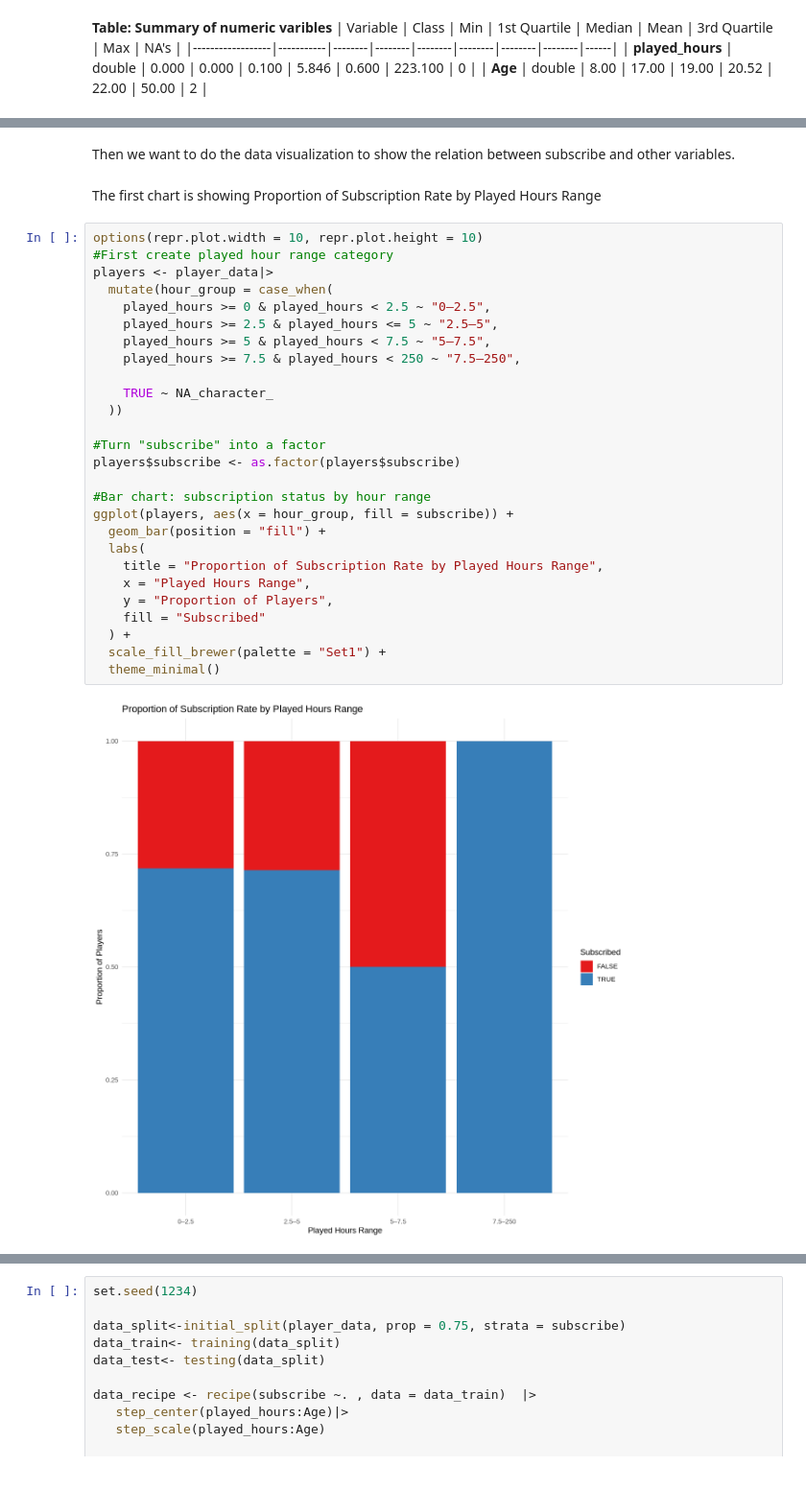
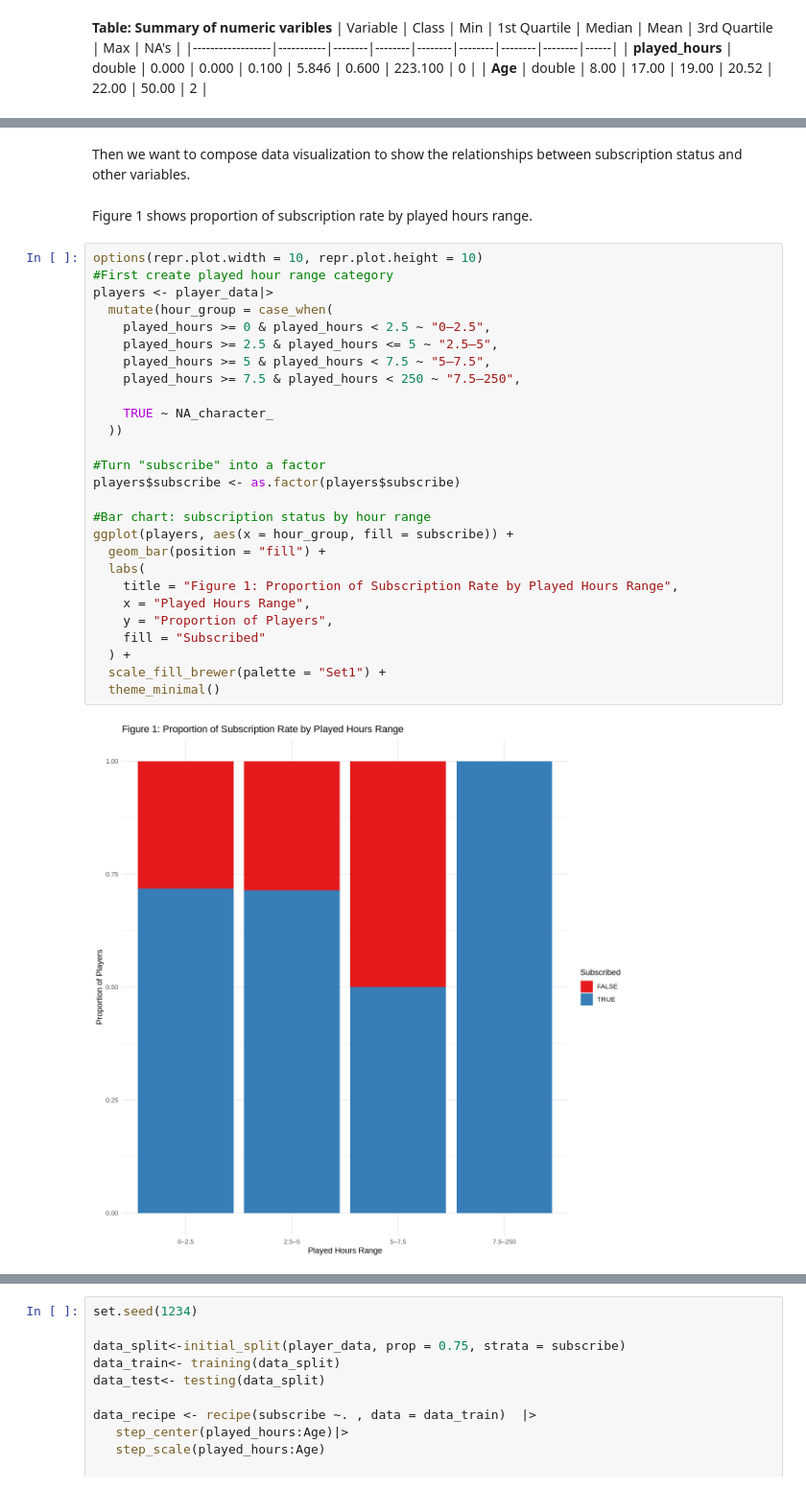
Before and after one commit to ptrjk0/dsci100-project-006-group33, a Jupyter notebook: Project.ipynb, the cells around one changed output, grey strips where cells are left out. Shown at 96% size. Saved outputs shown, nothing was run; the diff lists cells and outputs as text.

Commit message:
added figure numbers, added subtopic headers

```diff
--- a/Project.ipynb
+++ b/Project.ipynb
@@ -67,34 +80,34 @@ A tibble: 5 × 4
 # %% [markdown]
-Then we want to do the data visualization to show the relation between subscribe and other variables.
+Then we want to compose data visualization to show the relationships between subscription status and other variables.
 # %% [markdown]
-The first chart is showing Proportion of Subscription Rate by Played Hours Range
+Figure 1 shows proportion of subscription rate by played hours range.
 # %%
 options(repr.plot.width = 10, repr.plot.height = 10)
 #First create played hour range category
 players <- player_data|>
   mutate(hour_group = case_when(
     played_hours >= 0 & played_hours < 2.5 ~ "0–2.5",
     played_hours >= 2.5 & played_hours <= 5 ~ "2.5–5",
     played_hours >= 5 & played_hours < 7.5 ~ "5–7.5",
     played_hours >= 7.5 & played_hours < 250 ~ "7.5–250",
 
     TRUE ~ NA_character_
   ))
 
 #Turn "subscribe" into a factor
 players$subscribe <- as.factor(players$subscribe)
 
 #Bar chart: subscription status by hour range
 ggplot(players, aes(x = hour_group, fill = subscribe)) +
   geom_bar(position = "fill") +
   labs(
-    title = "Proportion of Subscription Rate by Played Hours Range",
+    title = "Figure 1: Proportion of Subscription Rate by Played Hours Range",
     x = "Played Hours Range",
     y = "Proportion of Players",
     fill = "Subscribed"
   ) +
   scale_fill_brewer(palette = "Set1") +
   theme_minimal()
 # %% [output]
-[figure, old version]
+[figure, new version]
 # %% [markdown]
```
Also changed, not shown: parts of 12 cells of this notebook.
